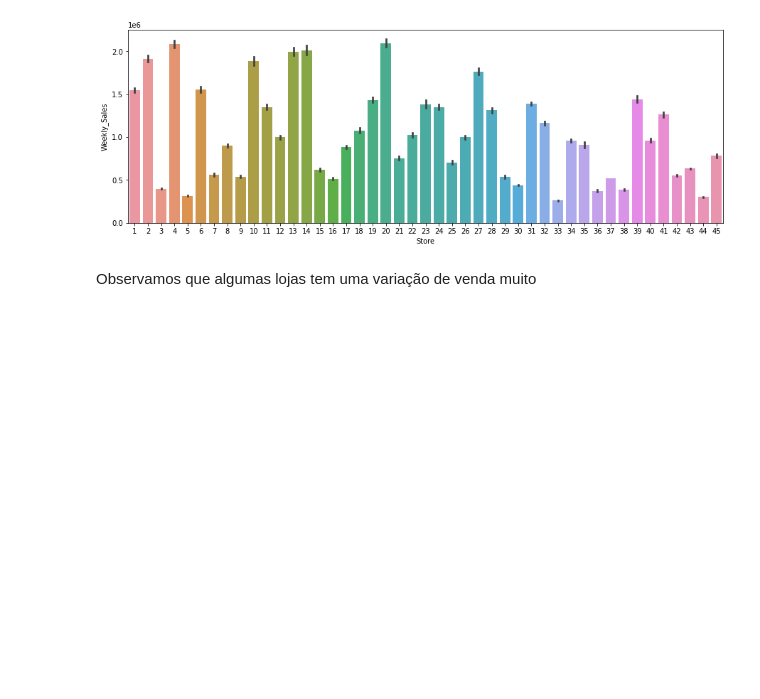
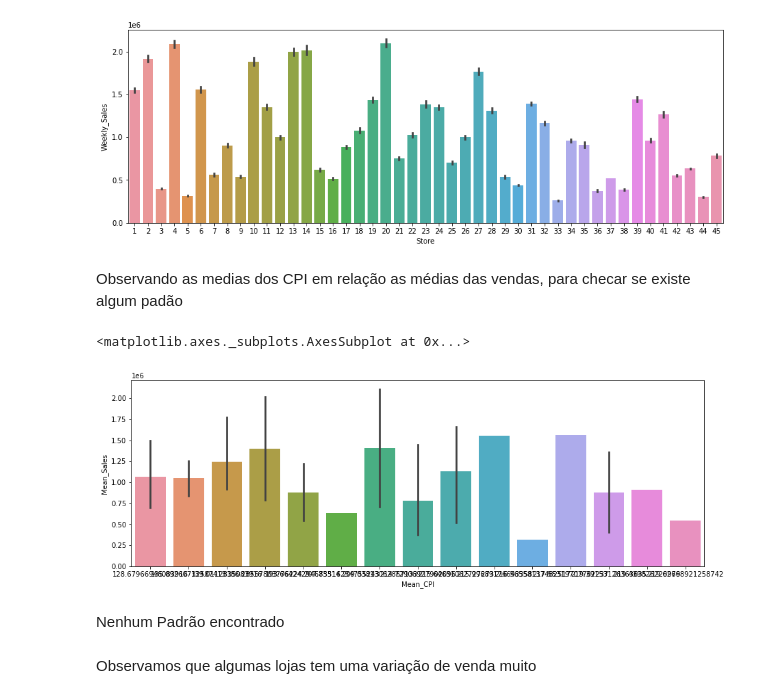
Before and after one commit to GingerLeh/deliverable-2, a Jupyter notebook: Deliverable2_grupo21_dex04.ipynb, the cells around one changed output. Cells and saved outputs as stored; diff of their text form; code cells hidden in the pictures; blank space fills up the shorter version.

```diff
--- a/Deliverable2_grupo21_dex04.ipynb
+++ b/Deliverable2_grupo21_dex04.ipynb
@@ -472,6 +448,16 @@ sns.barplot(x='Store', y='Weekly_Sales', data=df[df['Holiday_Flag']==0])
 # %% [output]
 <matplotlib.axes._subplots.AxesSubplot at 0x...>
 [figure]
+# %% [markdown]
+Observando as medias dos CPI em relação as médias das vendas, para checar se existe algum padão
+# %%
+plt.figure(figsize=(15,5))
+sns.barplot(x='Mean_CPI', y='Mean_Sales', data= df_loja)
+# %% [output]
+<matplotlib.axes._subplots.AxesSubplot at 0x...>
+[figure, added]
+# %% [markdown]
+Nenhum Padrão encontrado
 # %% [markdown]
 Observamos que algumas lojas tem uma variação de venda muito
 # %% [markdown]
```
Also changed, not shown: parts of 53 cells of this notebook.
